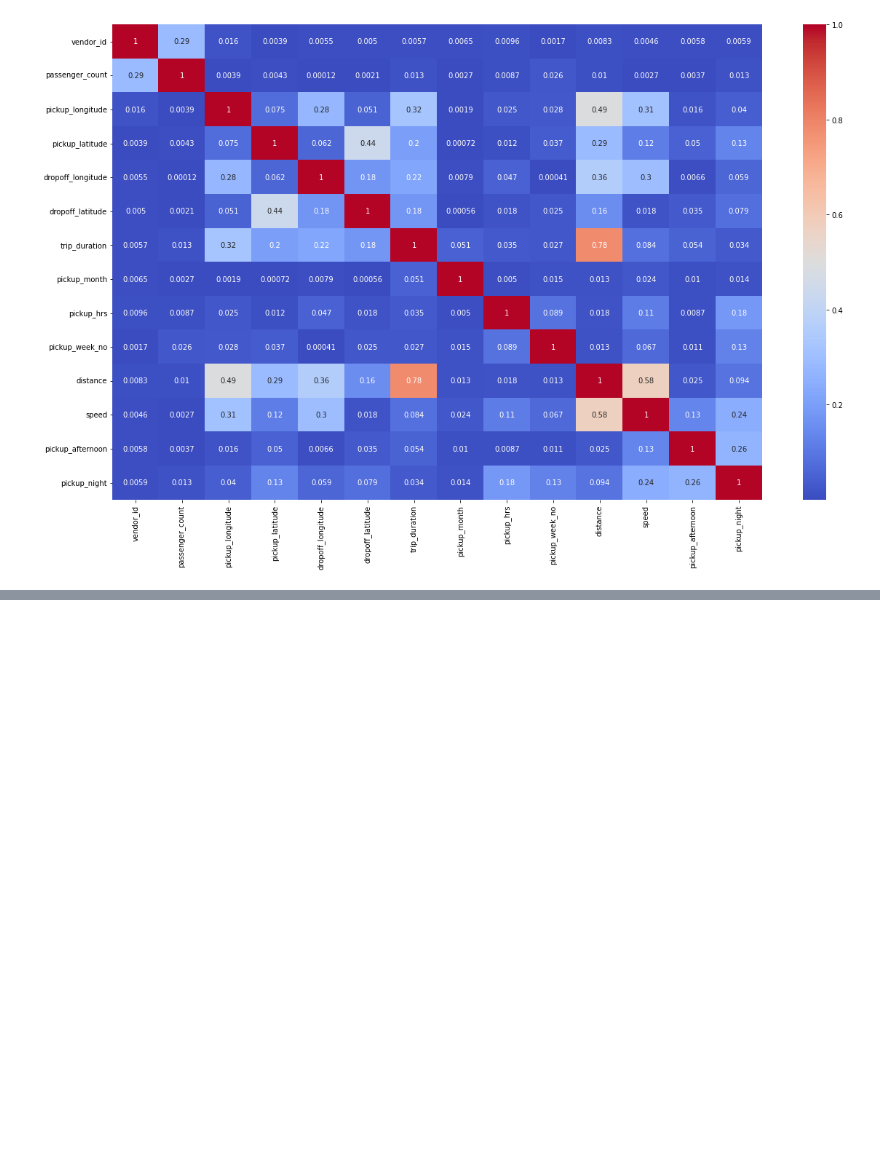
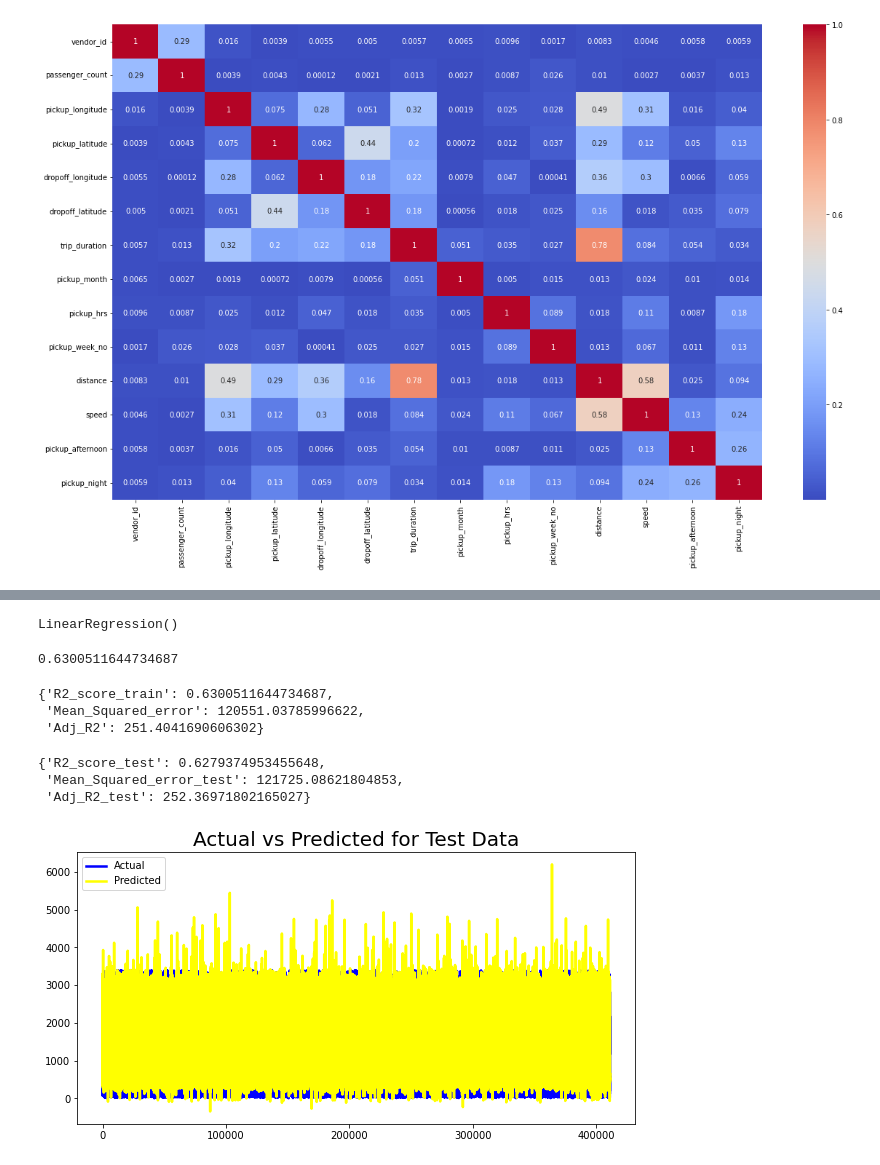
Before and after one commit to Arun1374/NYC-Taxi-Trip-Time-Prediction---Capstone-Project, a Jupyter notebook: NYC_Taxi_Trip_Time_Prediction_Capstone_Project.ipynb, the cells around one changed output, grey strips where cells are left out. Cells and saved outputs as stored; diff of their text form; code cells hidden in the pictures; blank space fills up the shorter version.

Commit message:
Creating and Evaluating Model

```diff
--- a/NYC_Taxi_Trip_Time_Prediction_Capstone_Project.ipynb
+++ b/NYC_Taxi_Trip_Time_Prediction_Capstone_Project.ipynb
@@ -581,0 +595,4 @@ sns.heatmap(abs(correlation), annot=True, cmap='coolwarm')
+# %%
+# Data transformation
+scaler=MinMaxScaler()
+X=scaler.fit_transform(X)
@@ -581,0 +611,3 @@ sns.heatmap(abs(correlation), annot=True, cmap='coolwarm')
+# %%
+# using train test split function
+X_train,X_test,y_train,y_test=train_test_split(X,y,test_size=.30,random_state=3)
@@ -581,0 +625,14 @@ sns.heatmap(abs(correlation), annot=True, cmap='coolwarm')
+# %%
+lin_reg=LinearRegression()
+lin_reg.fit(X_train,y_train)
+# %% [output]
+LinearRegression()
+# %%
+# lets check the score on train data set
+lin_reg.score(X_train,y_train)
+# %% [output]
+0.6300511644734687
+# %%
+# lets check the predicted value of train and test Data
+y_pred_train=lin_reg.predict(X_train)
+y_pred_test=lin_reg.predict(X_test)
@@ -581,0 +654,25 @@ sns.heatmap(abs(correlation), annot=True, cmap='coolwarm')
+# %%
+# Train R2_score , mean squared error and mean absolute error
+modelchecktrain(y_train,y_pred_train)
+# %% [output]
+{'R2_score_train': 0.6300511644734687,
+ 'Mean_Squared_error': 120551.03785996622,
+ 'Adj_R2': 251.4041690606302}
+# %%
+# Train R2_score , mean squared error and mean absolute error
+modelchecktest(y_test,y_pred_test)
+# %% [output]
+{'R2_score_test': 0.6279374953455648,
+ 'Mean_Squared_error_test': 121725.08621804853,
+ 'Adj_R2_test': 252.36971802165027}
+# %%
+#Actual vs Prediction
+plt.figure(figsize= (10,5))
+c= [i for i in range(0, len(y_test))]
+plt.plot(c, y_test, color='blue', linewidth=2.5, linestyle='-')
+plt.plot(c, y_pred_test, color='yellow', linewidth=2.5, linestyle='-')
+plt.title('Actual vs Predicted for Test Data', fontsize=20)
+plt.legend(["Actual", "Predicted"])
+plt.show()
+# %% [output]
+[figure, added]
```
Also changed, not shown: parts of 26 cells of this notebook.
